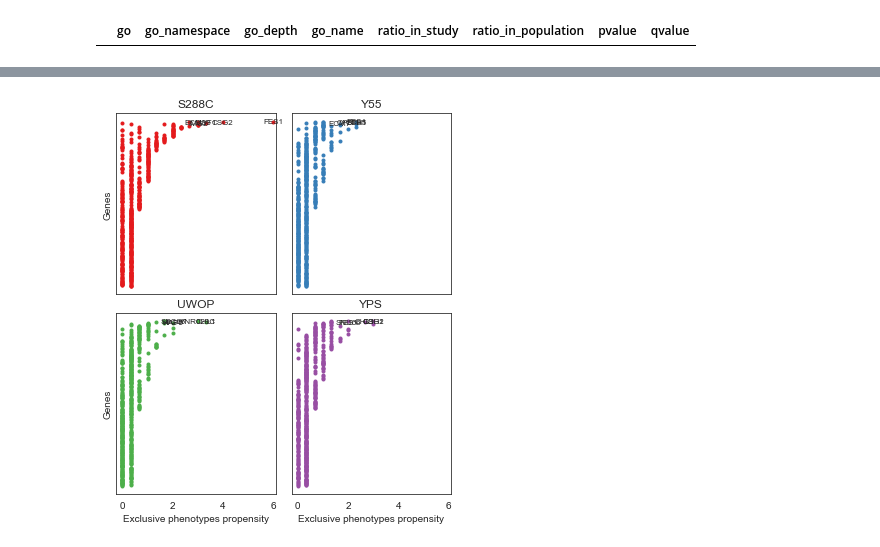
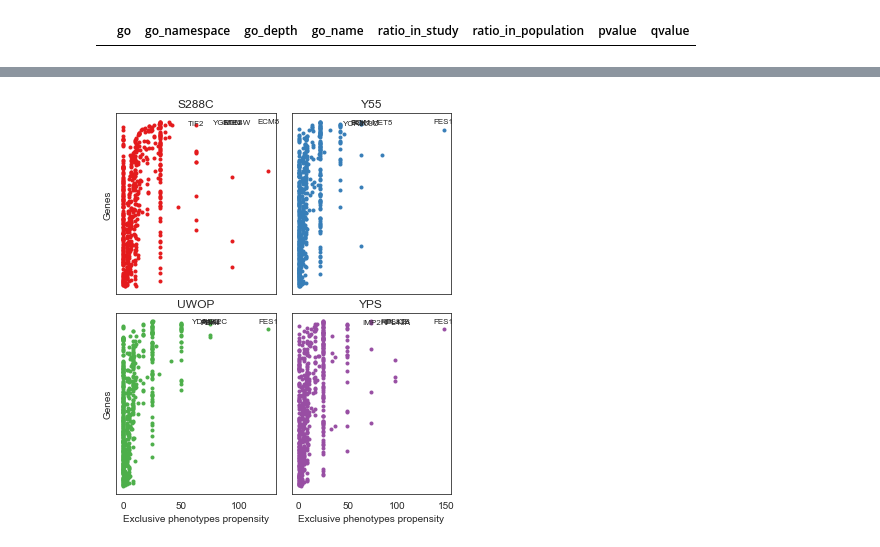
Before and after one commit to mgalardini/2018koyeast, a Jupyter notebook: notebooks/deviating_genes.ipynb, the cells around one changed output, grey strips where cells are left out. Saved outputs shown, nothing was run; the diff lists cells and outputs as text; code cells hidden in the pictures.

```diff
--- a/notebooks/deviating_genes.ipynb
+++ b/notebooks/deviating_genes.ipynb
@@ -191,0 +190,13 @@ w = d[d['qvalue'] < 0.01].groupby('gene').count()['qvalue'].sort_values() / 6.
+# %%
+w = d[d['qvalue'] < 0.01].groupby('gene').count()['qvalue'].sort_values() / 6.
+
+g = m.reset_index().set_index('gene').loc[genes].reset_index()
+
+g = g[g['phenotype']].groupby(['strain', 'gene'])['phenotype'].count() / g.groupby(['strain', 'gene'])['phenotype'].count()
+g[np.isnan(g)] = 0
+
+g = g.groupby('gene').mean()
+
+idx = g.index.intersection(w.index)
+
+w = w.loc[idx] / (g.loc[idx] + sorted(set(g.values))[1])
@@ -212,7 +267,7 @@ for df, name in zip([it,
                      'genetic-negative',
                      'genetic-positive']):
     res.append(compare(w, df, name=name,
-                       threshold=0.5))
+                       threshold=25))
 r = pd.concat(res)
 # %%
 plt.figure(figsize=(21, 7))
@@ -453,44 +471,53 @@ for i, strain in enumerate(strains):
            ((dd['strain1'] == strain) |
             (dd['strain2'] == strain))].groupby('gene').count()['qvalue'].sort_values() / 3.
     x = x.reindex(idx, fill_value=0)
+
+    g = m.reset_index().set_index('gene').loc[genes].reset_index().set_index('strain').sort_index()
+
+    g = g[g['phenotype']].groupby(['strain', 'gene'])['phenotype'].count().loc[strain] / g.groupby(['strain', 'gene'])['phenotype'].count().loc[strain]
+    g[np.isnan(g)] = 0
+
+    gidx = idx.intersection(g.index)
+
+    x = x.loc[idx] / (g.loc[idx] + sorted(set(g.loc[idx].values))[1])
 
     obj = plt.plot(x,
                    range(x.shape[0]),
                    '.',
                    color=cstrains[strain])
 
     texts = [plt.text(y, i, gn.get(x, x),
                       ha='center',
                       va='center',
                       size=8)
              for i, (x, y) in enumerate(x.sort_values(ascending=False).head(5).iteritems())]
 #     iterations = adjust_text(texts,
 #                              arrowprops=dict(arrowstyle='-',
 #                                              color='k'),
 #                              force_text=0.01,
 #                              add_objects=obj)
 
     plt.title(strain)
 
     plt.gca().invert_yaxis()
 
     if i == 0 or i == 2:
         plt.ylabel('Genes')
     plt.yticks([])
-    plt.xlim(-0.25, 6.1)
+    #plt.xlim(-0.25, 6.1)
     if i > 1:
         plt.xlabel('Exclusive phenotypes propensity')
     else:
         plt.xticks([])
         pass
 
 plt.subplots_adjust(hspace=0.1, wspace=0.1)
 
-plt.savefig('exclusiveness.png',
-            dpi=300, bbox_inches='tight',
-            transparent=True)
-plt.savefig('exclusiveness.svg',
-            dpi=300, bbox_inches='tight',
-            transparent=True);
+# plt.savefig('exclusiveness.png',
+#             dpi=300, bbox_inches='tight',
+#             transparent=True)
+# plt.savefig('exclusiveness.svg',
+#             dpi=300, bbox_inches='tight',
+#             transparent=True);
 # %% [output]
-[figure, old version]
+[figure, new version]
```
Also changed, not shown: parts of 17 cells of this notebook.
